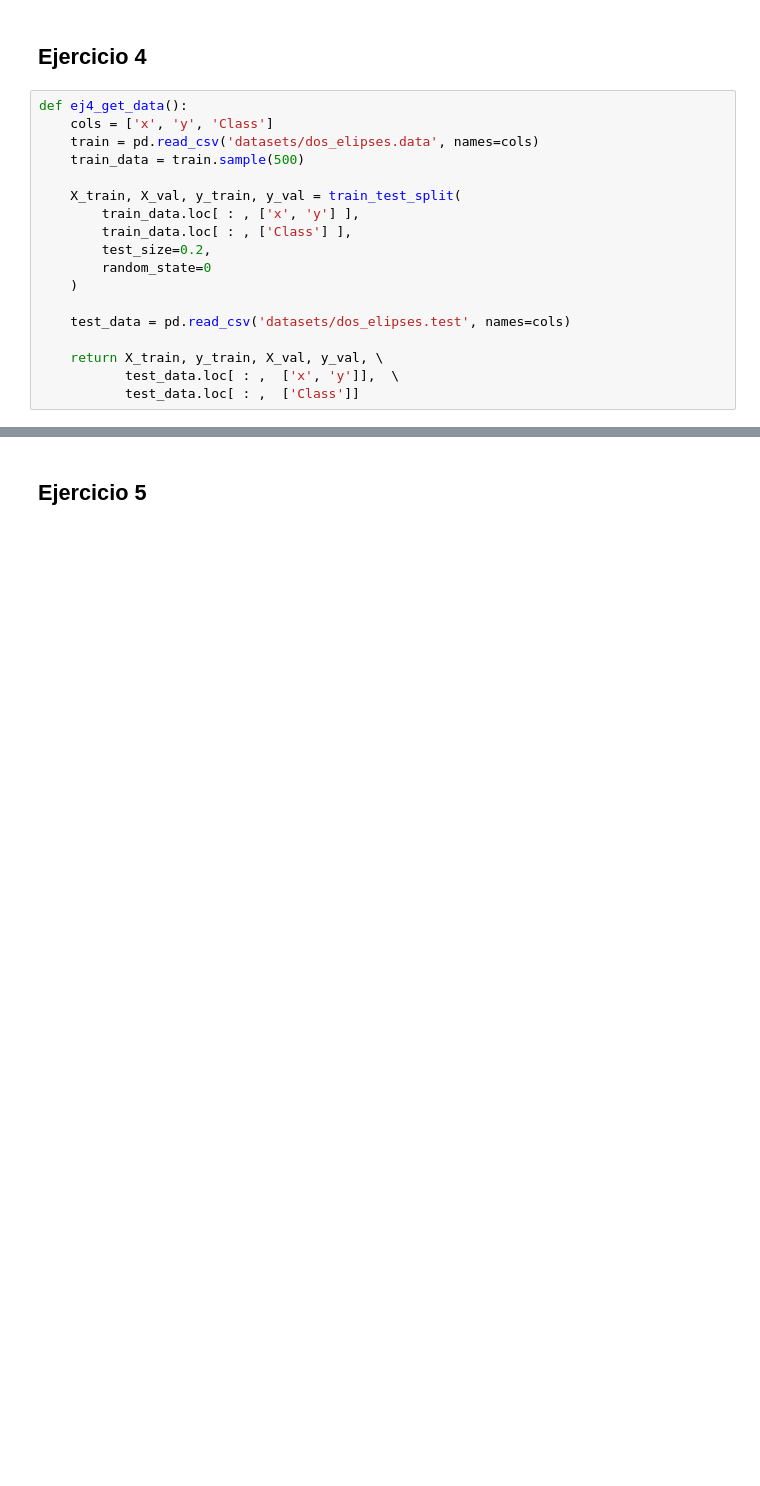
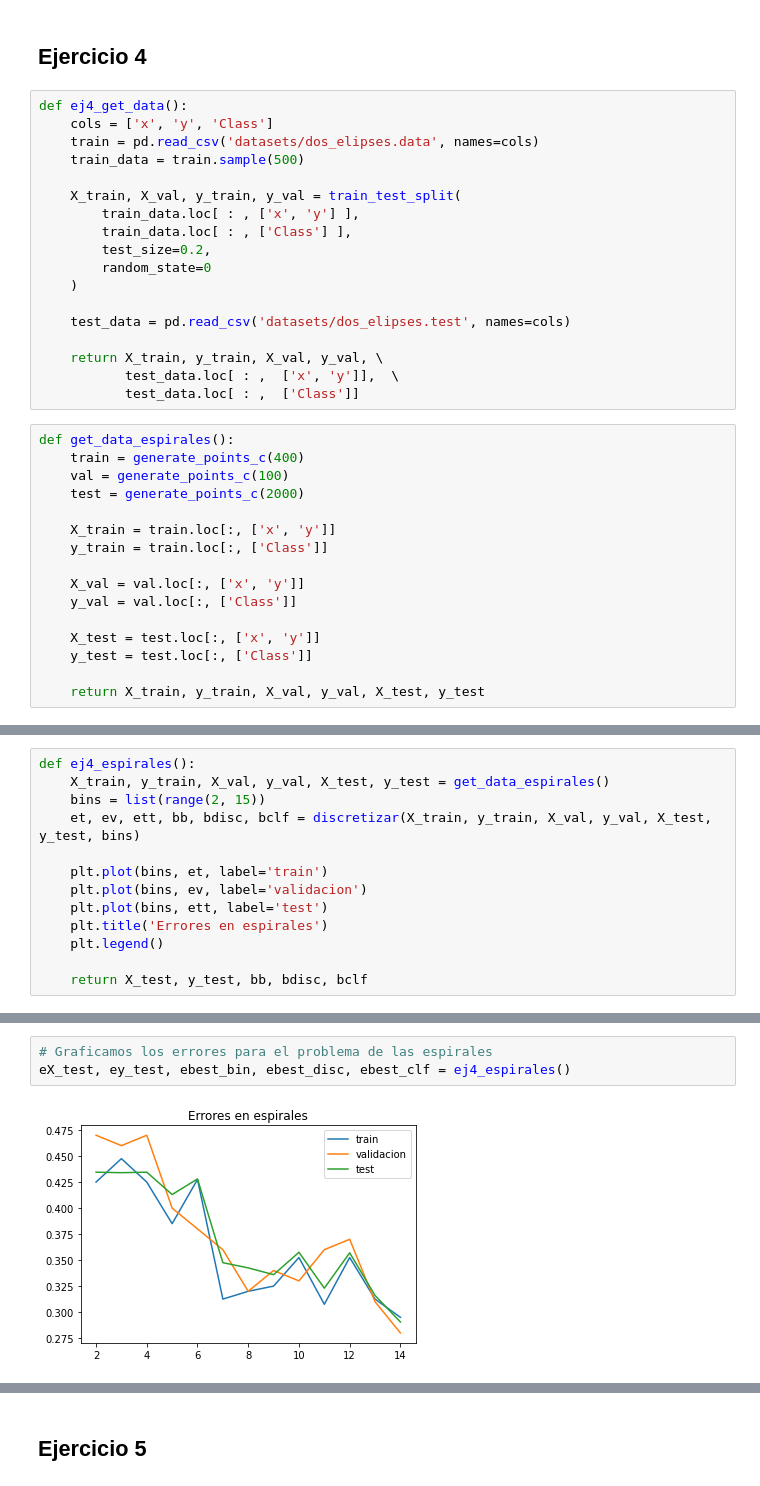
Before and after one commit to natimellino/IAA, a Jupyter notebook: TP3/tp3.ipynb, the cells around one changed output, grey strips where cells are left out. Cells and saved outputs as stored; diff of their text form; blank space fills up the shorter version.

```diff
--- a/TP3/tp3.ipynb
+++ b/TP3/tp3.ipynb
@@ -306,6 +311,22 @@ def ej4_get_data():
     return X_train, y_train, X_val, y_val, \
            test_data.loc[ : ,  ['x', 'y']],  \
            test_data.loc[ : ,  ['Class']]
+# %%
+def get_data_espirales():
+    train = generate_points_c(400)
+    val = generate_points_c(100)
+    test = generate_points_c(2000)
+
+    X_train = train.loc[:, ['x', 'y']]
+    y_train = train.loc[:, ['Class']]
+
+    X_val = val.loc[:, ['x', 'y']]
+    y_val = val.loc[:, ['Class']]
+
+    X_test = test.loc[:, ['x', 'y']]
+    y_test = test.loc[:, ['Class']]
+
+    return X_train, y_train, X_val, y_val, X_test, y_test
 # %%
 def ej4_elipses():
     X_train, y_train, X_val, y_val, X_test, y_test = ej4_get_data()
@@ -318,6 +339,19 @@ def ej4_elipses():
     plt.legend()
 
     return X_test, y_test, bb, bdisc, bclf
+# %%
+def ej4_espirales():
+    X_train, y_train, X_val, y_val, X_test, y_test = get_data_espirales()
+    bins = list(range(2, 15))
+    et, ev, ett, bb, bdisc, bclf = discretizar(X_train, y_train, X_val, y_val, X_test, y_test, bins)
+
+    plt.plot(bins, et, label='train')
+    plt.plot(bins, ev, label='validacion')
+    plt.plot(bins, ett, label='test')
+    plt.title('Errores en espirales')
+    plt.legend()
+
+    return X_test, y_test, bb, bdisc, bclf
 # %%
 # Graficamos los errores para el problema de las elipses
 X_test, y_test, best_bin, best_disc, best_clf = ej4_elipses()
@@ -336,0 +371,5 @@ Text(0.5, 1.0, 'Predicciones para elipses')
+# %%
+# Graficamos los errores para el problema de las espirales
+eX_test, ey_test, ebest_bin, ebest_disc, ebest_clf = ej4_espirales()
+# %% [output]
+[figure, added]
```
Also changed, not shown: parts of 9 cells of this notebook, 3 other files.
